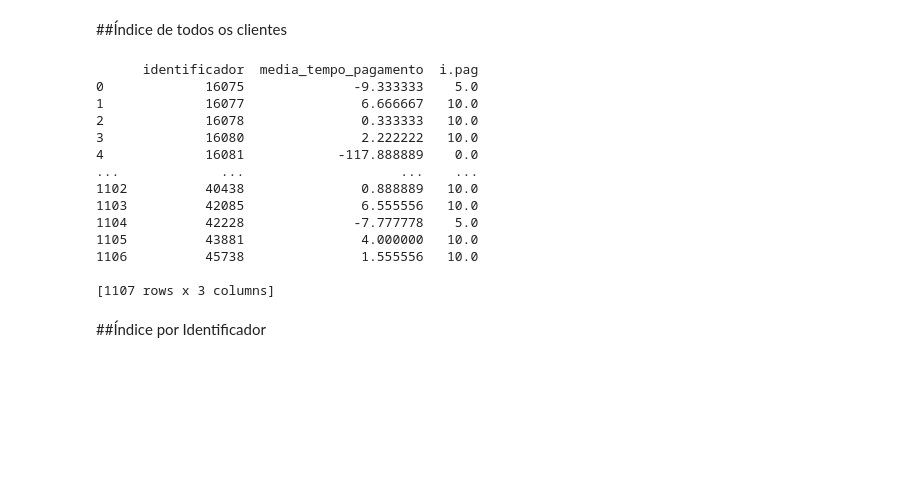
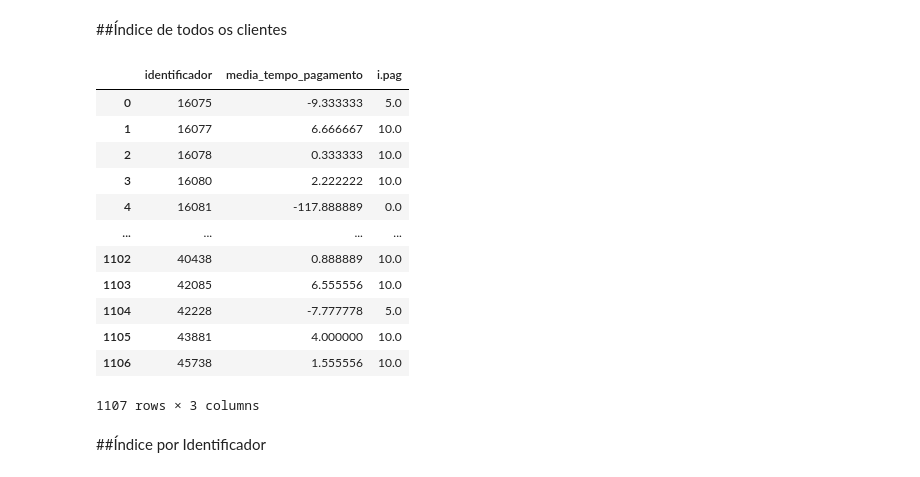
Before and after one commit to GustavoFelips/DadosPagueBem, a Jupyter notebook: Indices_PagueBem.ipynb, the cells around one changed output. Saved outputs shown, nothing was run; the diff lists cells and outputs as text; code cells hidden in the pictures; blank space fills up the shorter version.

```diff
--- a/Indices_PagueBem.ipynb
+++ b/Indices_PagueBem.ipynb
@@ -42,38 +55,39 @@ def calcular_nota(media):
 # %%
 
 #Tira as médias do tempo de pagamento por cliente e retorna suas devidas notas
 def indice_Pagamento(df):
   if 'identificador' in df.columns and 'tempo para pagar' in df.columns:
 
     #Calcula a média de tempo de pagamento por cliente
     medias_por_cliente = df.groupby('identificador')['tempo para pagar'].mean().reset_index()
 
     #Calcula para cada média uma nota
     medias_por_cliente['i.pag'] = medias_por_cliente['tempo para pagar'].apply(calcular_nota)
 
     #Modifica nome da coluna
     medias_por_cliente.rename(columns={'tempo para pagar' : 'media_tempo_pagamento'},inplace=True)
 
-    print(medias_por_cliente)
+    return medias_por_cliente
+
   else:
+
     print("As colunas 'identificador' ou 'tempo para pagar' não foram encontradas no arquivo CSV.")
 
 indice_Pagamento(df)
 # %% [output]
+|  | identificador | media_tempo_pagamento | i.pag |
+| 0 | 16075 | -9.333333 | 5.0 |
+| 1 | 16077 | 6.666667 | 10.0 |
+| 2 | 16078 | 0.333333 | 10.0 |
+| 3 | 16080 | 2.222222 | 10.0 |
+| 4 | 16081 | -117.888889 | 0.0 |
+| ... | ... | ... | ... |
+| 1102 | 40438 | 0.888889 | 10.0 |
+| 1103 | 42085 | 6.555556 | 10.0 |
+| 1104 | 42228 | -7.777778 | 5.0 |
+| 1105 | 43881 | 4.000000 | 10.0 |
+| 1106 | 45738 | 1.555556 | 10.0 |
-      identificador  media_tempo_pagamento  i.pag
-0             16075              -9.333333    5.0
-1             16077               6.666667   10.0
-2             16078               0.333333   10.0
-3             16080               2.222222   10.0
-4             16081            -117.888889    0.0
-...             ...                    ...    ...
-1102          40438               0.888889   10.0
-1103          42085               6.555556   10.0
-1104          42228              -7.777778    5.0
-1105          43881               4.000000   10.0
-1106          45738               1.555556   10.0
-
-[1107 rows x 3 columns]
+1107 rows × 3 columns
 # %% [markdown]
 ##Índice por Identificador
 # %%
```
Also changed, not shown: parts of 10 cells of this notebook.
